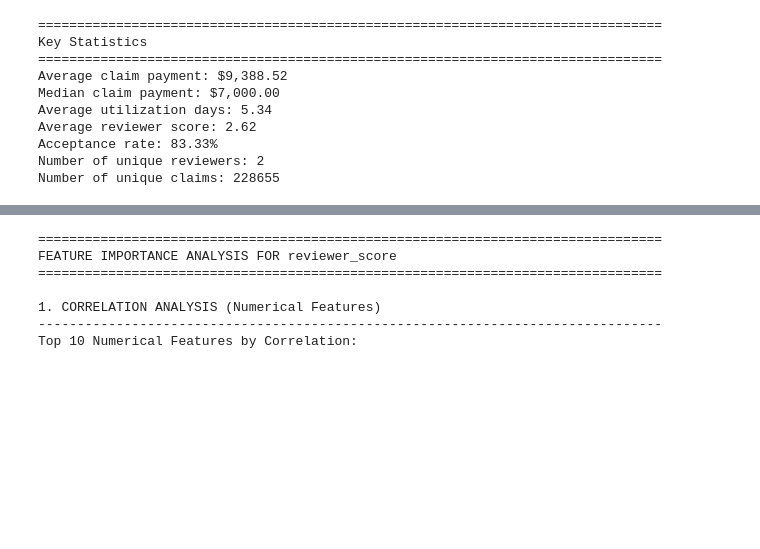
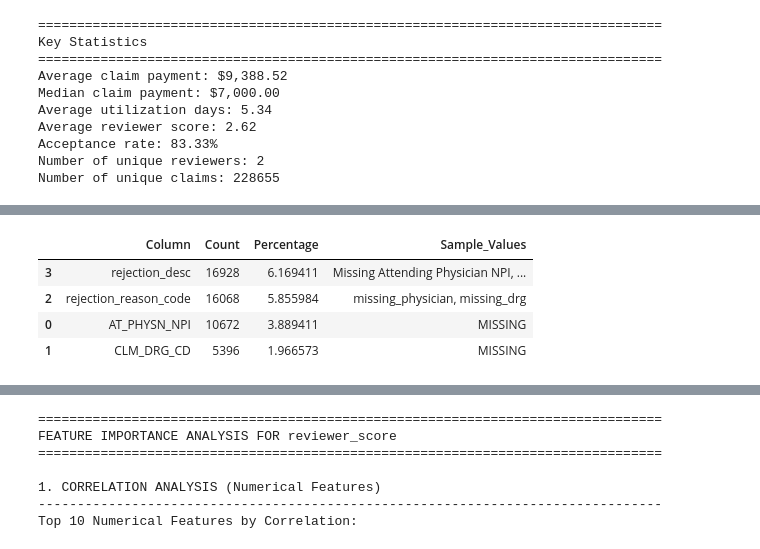
Before and after one commit to Rohit-K814307/harp, a Jupyter notebook: master.ipynb, the cells around one changed output, grey strips where cells are left out. Saved outputs shown, nothing was run; the diff lists cells and outputs as text; code cells hidden in the pictures; blank space fills up the shorter version.

Commit message:
find missiing columns

```diff
--- a/master.ipynb
+++ b/master.ipynb
@@ -228,3 +228,80 @@ Average reviewer score: 2.62
 Acceptance rate: 83.33%
 Number of unique reviewers: 2
 Number of unique claims: 228655
+# %%
+# ============================================================================
+# CHECK FOR "MISSING" VALUES IN ALL COLUMNS
+# ============================================================================
+# This cell identifies which columns contain the string "missing" or "MISSING"
+# These are placeholder values used to indicate missing data in categorical columns
+
+print("=" * 80)
+print("CHECKING FOR 'MISSING' VALUES IN ALL COLUMNS")
+print("=" * 80)
+print()
+
+# Dictionary to store results
+columns_with_missing = {}
+
+# Check each column for "missing" or "MISSING" (case-insensitive)
+for col in train_df.columns:
+    # Only check object/string columns (numerical columns won't have "MISSING" strings)
+    if train_df[col].dtype == 'object':
+        # Convert to string and check for "MISSING" (case-insensitive)
+        missing_mask = train_df[col].astype(str).str.upper().str.contains('MISSING', na=False)
+        missing_count = missing_mask.sum()
+
+        if missing_count > 0:
+            # Get unique values that contain "MISSING" to see the exact format
+            missing_values = train_df[missing_mask][col].unique()
+            columns_with_missing[col] = {
+                'count': missing_count,
+                'percentage': (missing_count / len(train_df)) * 100,
+                'sample_values': missing_values[:5].tolist()  # Show up to 5 sample values
+            }
+
+# Display results
+if columns_with_missing:
+    print(f"Found {len(columns_with_missing)} column(s) containing 'MISSING' values:\n")
+
+    for col, info in columns_with_missing.items():
+        print(f"Column: {col}")
+        print(f"  - Count: {info['count']:,} ({info['percentage']:.2f}% of rows)")
+        print(f"  - Sample values: {info['sample_values']}")
+        print()
+
+    # Create a summary DataFrame
+    missing_summary = pd.DataFrame({
+        'Column': list(columns_with_missing.keys()),
+        'Count': [info['count'] for info in columns_with_missing.values()],
+        'Percentage': [info['percentage'] for info in columns_with_missing.values()],
+        'Sample_Values': [', '.join(map(str, info['sample_values'])) for info in columns_with_missing.values()]
+    }).sort_values('Count', ascending=False)
+
+    print("=" * 80)
+    print("SUMMARY TABLE")
+    print("=" * 80)
+    display(missing_summary)
+
+    # Show some example rows with missing values
+    print("\n" + "=" * 80)
+    print("EXAMPLE ROWS WITH 'MISSING' VALUES")
+    print("=" * 80)
+
+    for col in list(columns_with_missing.keys())[:3]:  # Show examples for first 3 columns
+        missing_mask = train_df[col].astype(str).str.upper().str.contains('MISSING', na=False)
+        if missing_mask.sum() > 0:
+            print(f"\nSample rows where '{col}' contains 'MISSING':")
+            sample_rows = train_df[missing_mask].head(3)
+            # Show relevant columns
+            relevant_cols = [col, 'reviewer', 'reviewer_score', 'claim_status']
+            relevant_cols = [c for c in relevant_cols if c in train_df.columns]
+            display(sample_rows[relevant_cols])
+
+else:
+    print("No columns found containing 'MISSING' values!")
+
+print("\n" + "=" * 80)
+print("ANALYSIS COMPLETE")
+print("=" * 80)
+# %% [output]
@@ -230,0 +325,5 @@ Number of unique claims: 228655
+|  | Column | Count | Percentage | Sample_Values |
+| 3 | rejection_desc | 16928 | 6.169411 | Missing Attending Physician NPI, ... |
+| 2 | rejection_reason_code | 16068 | 5.855984 | missing_physician, missing_drg |
+| 0 | AT_PHYSN_NPI | 10672 | 3.889411 | MISSING |
+| 1 | CLM_DRG_CD | 5396 | 1.966573 | MISSING |
```
Also changed, not shown: parts of 1 cell of this notebook.
